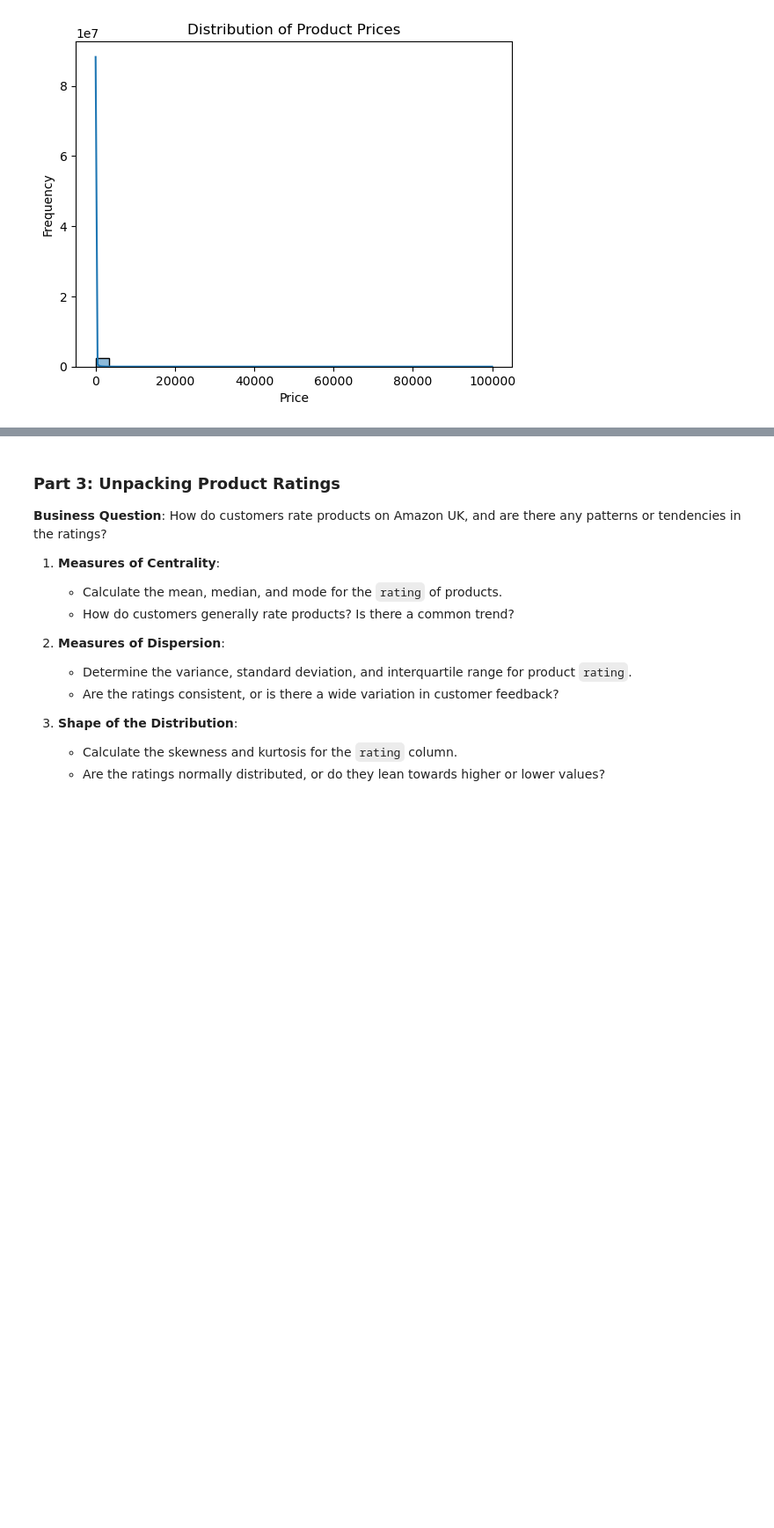
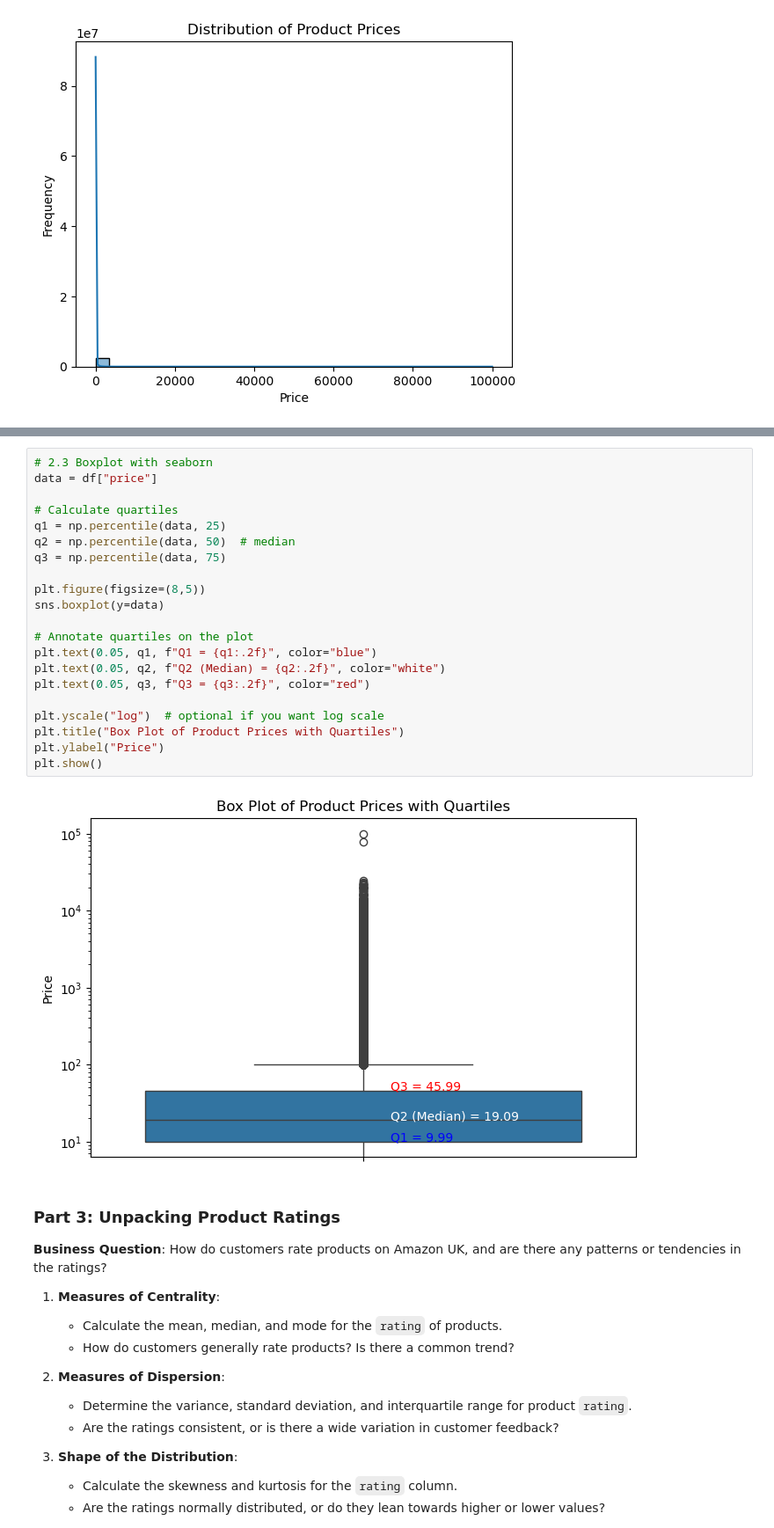
Before and after one commit to data-bootcamp-v4/lab-eda-univariate, a Jupyter notebook: lab-EDA-univariate.ipynb, the cells around one changed output, grey strips where cells are left out. Shown at 88% size. Cells and saved outputs as stored; diff of their text form; blank space fills up the shorter version.

```diff
--- a/lab-EDA-univariate.ipynb
+++ b/lab-EDA-univariate.ipynb
@@ -251,3 +251,26 @@ plt.show()
+# %%
+# 2.3 Boxplot with seaborn
+data = df["price"]
+
+# Calculate quartiles
+q1 = np.percentile(data, 25)
+q2 = np.percentile(data, 50)  # median
+q3 = np.percentile(data, 75)
+
+plt.figure(figsize=(8,5))
+sns.boxplot(y=data)
+
+# Annotate quartiles on the plot
+plt.text(0.05, q1, f"Q1 = {q1:.2f}", color="blue")
+plt.text(0.05, q2, f"Q2 (Median) = {q2:.2f}", color="white")
+plt.text(0.05, q3, f"Q3 = {q3:.2f}", color="red")
+
+plt.yscale("log")  # optional if you want log scale
+plt.title("Box Plot of Product Prices with Quartiles")
+plt.ylabel("Price")
+plt.show()
+# %% [output]
+[figure, added]
 # %% [markdown]
 ### Part 3: Unpacking Product Ratings
 
```
Also changed, not shown: parts of 4 cells of this notebook.
